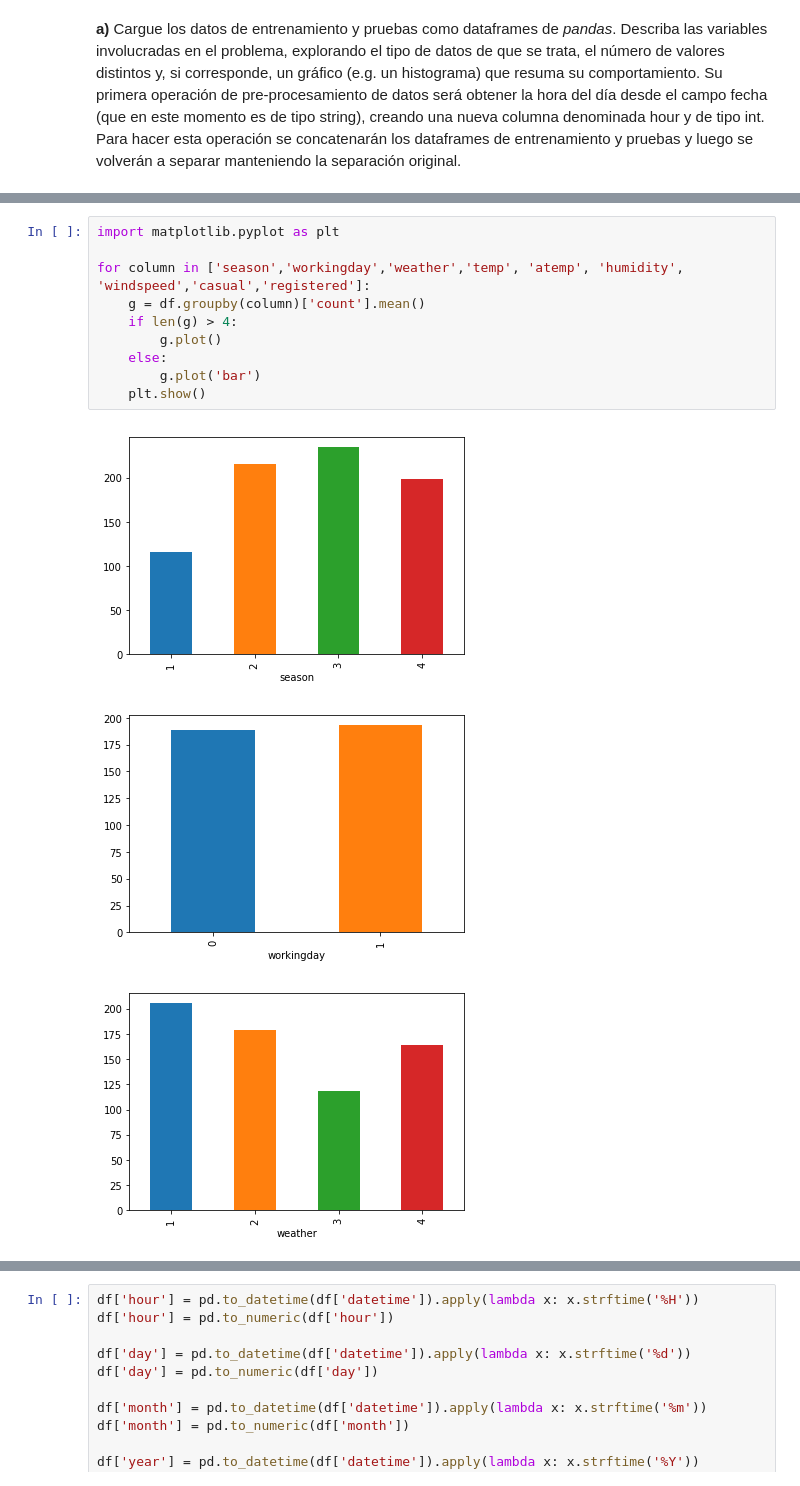
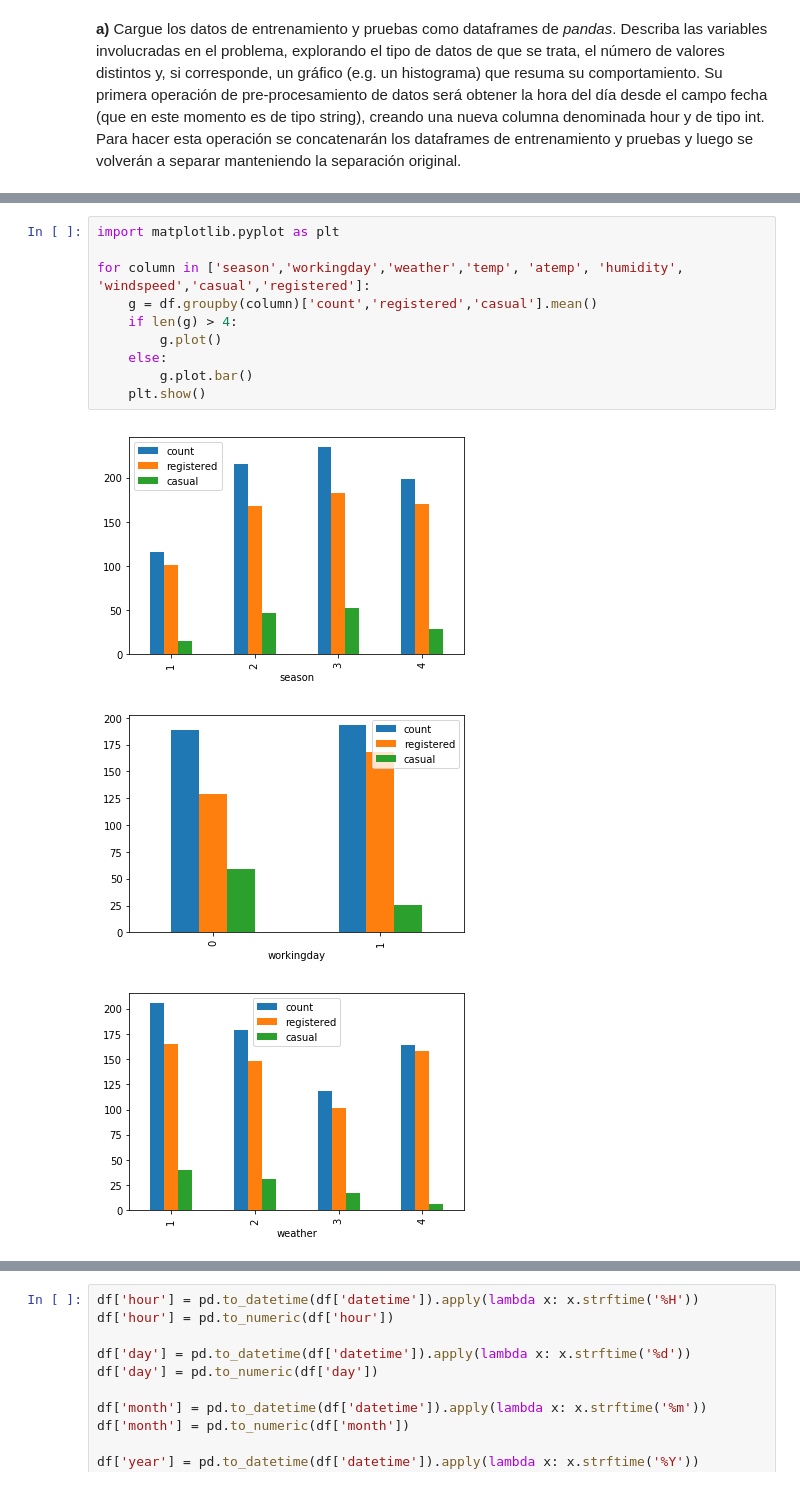
Before and after one commit to TareasJF/INF393, a Jupyter notebook: T3/Pregunta2.ipynb, the cells around one changed output, grey strips where cells are left out. Saved outputs shown, nothing was run; the diff lists cells and outputs as text.

```diff
--- a/T3/Pregunta2.ipynb
+++ b/T3/Pregunta2.ipynb
@@ -43,14 +43,14 @@ max      886.000000    977.000000
 # %%
 import matplotlib.pyplot as plt
 
 for column in ['season','workingday','weather','temp', 'atemp', 'humidity', 'windspeed','casual','registered']:
-    g = df.groupby(column)['count'].mean()
+    g = df.groupby(column)['count','registered','casual'].mean()
     if len(g) > 4:
         g.plot()
     else:
-        g.plot('bar')
+        g.plot.bar()
     plt.show()
 # %% [output]
-[figure, old version]
+[figure, new version]
-[figure, old version]
+[figure, new version]
-[figure, old version]
+[figure, new version]
```
Also changed, not shown: parts of 4 cells of this notebook.
